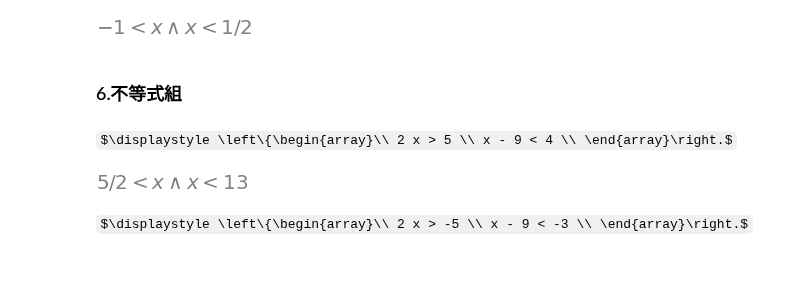
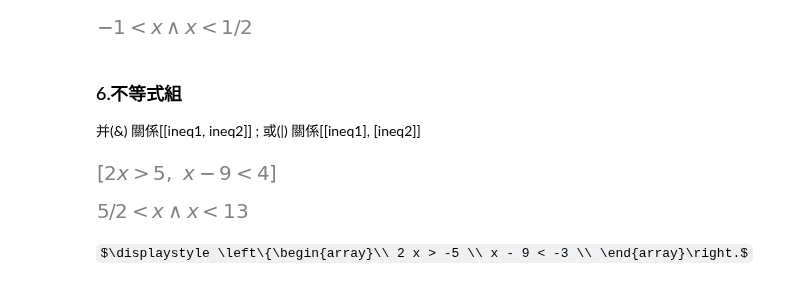
Before and after one commit to eddylin2015/mathsym, a Jupyter notebook: README.ipynb, the cells around one changed output. Saved outputs shown, nothing was run; the diff lists cells and outputs as text; code cells hidden in the pictures; some formulas as TeX source.

```diff
--- a/README.ipynb
+++ b/README.ipynb
@@ -213,17 +207,18 @@ solve_univariate_inequality(St,x)    # solve_univariate_inequality 解不等式
 # %% [output]
 $\displaystyle \left(x + 1\right) \left(2 x - 1\right) < 0$
 [figure]
-# %% [markdown]
-### 6.不等式組
+# %% [markdown]
+### 6.不等式組
+并(&) 關係[[ineq1, ineq2]]  ;  或(|) 關係[[ineq1], [ineq2]]
 # %%
-import sympy as sp
+from sympy import *
 from sympy.solvers.inequalities import reduce_rational_inequalities
-x=sp.symbols('x')
+x=symbols('x')
 ineq1= x * 2 > 5
-ineq2= x - 9 < 4
+ineq2= x - 9 < 4                                 ;display([ineq1,ineq2])
 reduce_rational_inequalities([[ineq1, ineq2]],x)
 # %% [output]
-$\displaystyle \left\{\begin{array}\\ 2 x > 5 \\ x - 9 < 4 \\ \end{array}\right.$
-[figure, old version]
+[figure, new version]
+[figure, added]
 # %%
 #一元一次不等式組 并(&) 關係[[ineq1, ineq2]]
```
Also changed, not shown: parts of 7 cells of this notebook.
